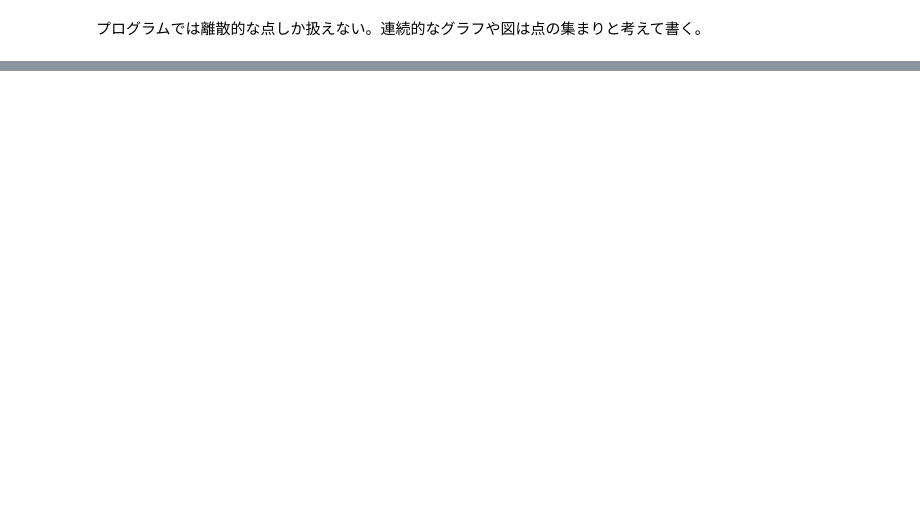
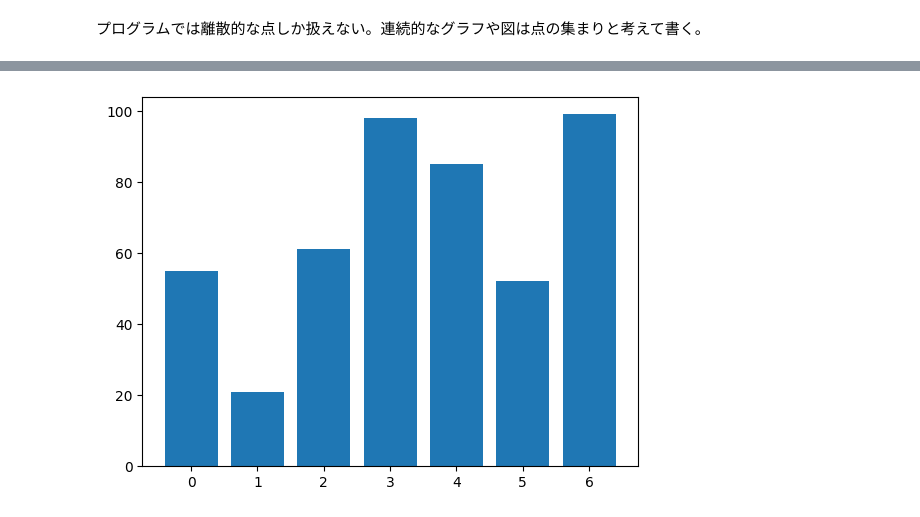
Before and after one commit to jasmine-tokudome/python-practice, a Jupyter notebook: Python_23.ipynb, the cells around one changed output, grey strips where cells are left out. Cells and saved outputs as stored; diff of their text form; code cells hidden in the pictures; blank space fills up the shorter version.

```diff
--- a/Python_23.ipynb
+++ b/Python_23.ipynb
@@ -22,0 +27,7 @@ plt.show()
+# %%
+a = range(0,7)
+b = [55,21,61,98,85,52,99]
+plt.bar(a,b)
+plt.show()
+# %% [output]
+[figure, added]
```
Also changed, not shown: parts of 2 cells of this notebook.
